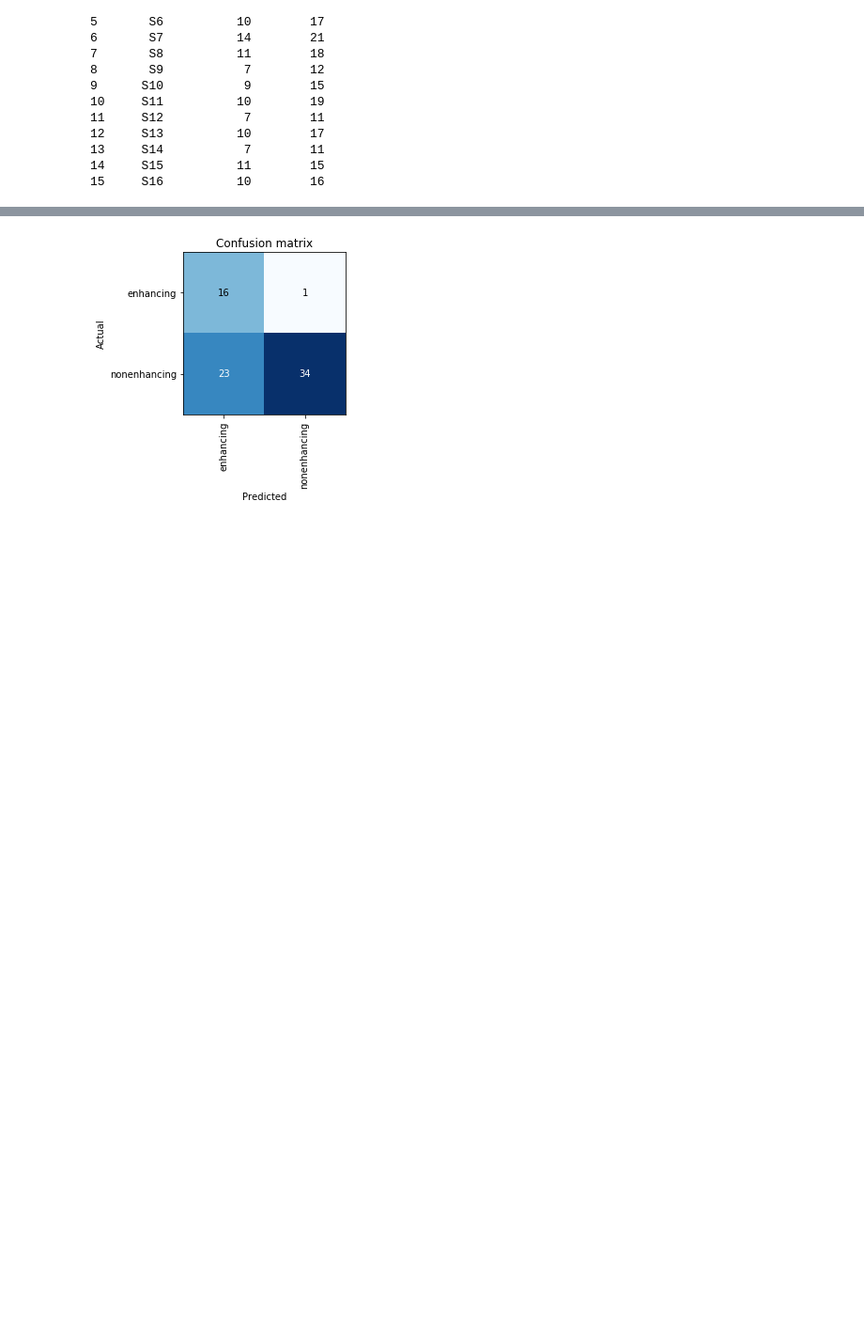
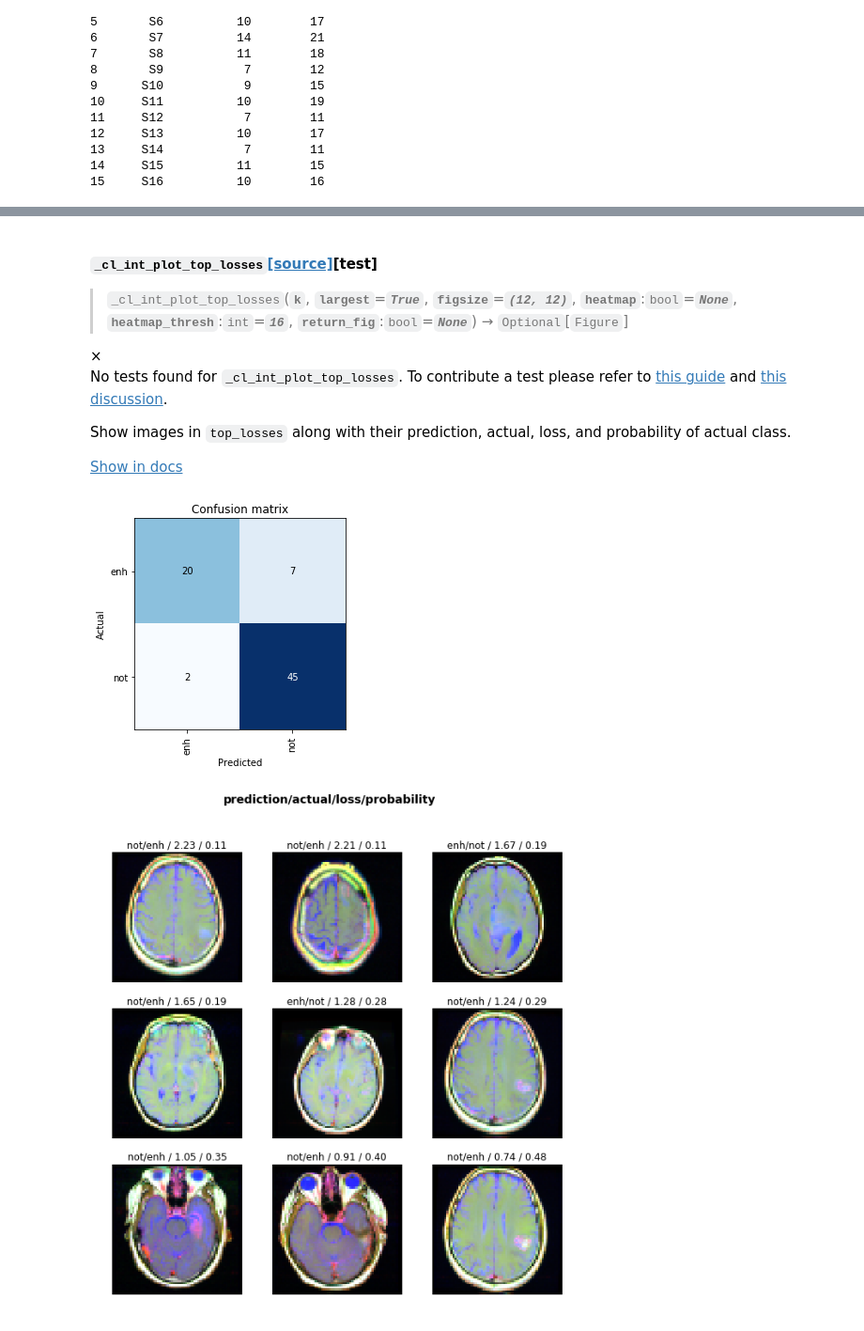
Before and after one commit to slowvak/MC-ImageWrangling, a Jupyter notebook: ImageWrangling.ipynb, the cells around one changed output, grey strips where cells are left out. Shown: that part at 94% size. Drawn from its saved outputs; the diff is of its cells as text; code cells hidden in the pictures; blank space fills up the shorter version.

```diff
--- a/ImageWrangling.ipynb
+++ b/ImageWrangling.ipynb
@@ -316,24 +321,35 @@ Name: ./classified/nonenhancing/S10-0022.png
 # %%
 # Cell #8
 # now we are ready to load data and train classifier
 # while we did this in separate cells before, we will do it all in one
 # this should look familiar.
 !pip3 install fastai
 from fastai.vision import *
 
 classes_dir = "./classified"
 
 np.random.seed(42)
 data = ImageDataBunch.from_folder(classes_dir, train=".", valid_pct=0.2,
         ds_tfms=get_transforms(), size=64, num_workers=4).normalize(imagenet_stats)
 data.classes
 data.classes, data.c, len(data.train_ds), len(data.valid_ds)
 
 learn = cnn_learner(data, models.resnet34, metrics=error_rate)
 
-learn.fit_one_cycle(3)
+learn.fit_one_cycle(50)
 
 interp = ClassificationInterpretation.from_learner(learn)
 interp.plot_confusion_matrix()
+# not great performance.
+# look at some errors--why is it failing?
+interp.plot_top_losses(9, figsize=(10,10))
+doc(interp.plot_top_losses)
 # %% [output]
+_cl_int_plot_top_losses[source][test]
+_cl_int_plot_top_losses(k, largest=True, figsize=(12, 12), heatmap:bool=None, heatmap_thresh:int=16, return_fig:bool=None) → Optional[Figure]
+×
+No tests found for _cl_int_plot_top_losses. To contribute a test please refer to this guide and this discussion.
+Show images in top_losses along with their prediction, actual, loss, and probability of actual class.
+Show in docs
-[figure, old version]
+[figure, new version]
+[figure, added]
```
Also changed, not shown: parts of 4 cells of this notebook.
